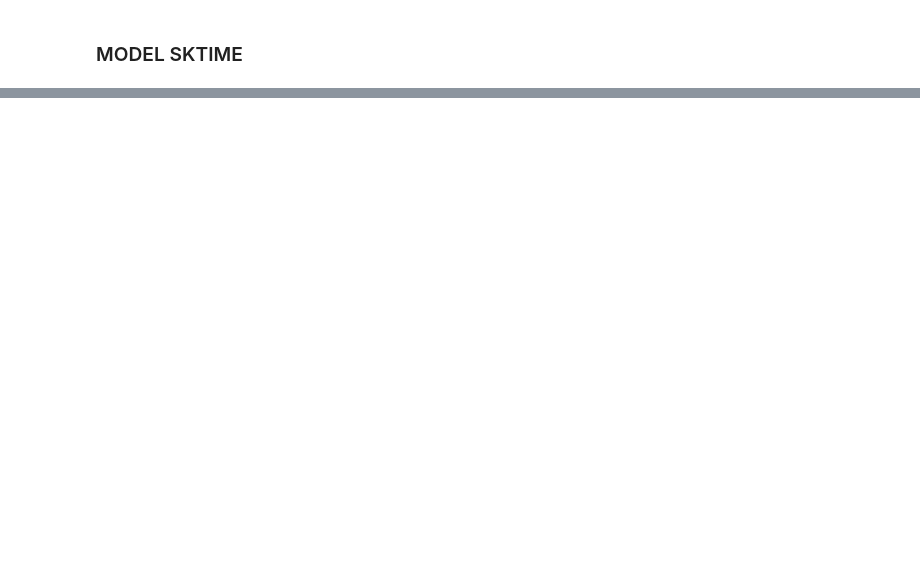
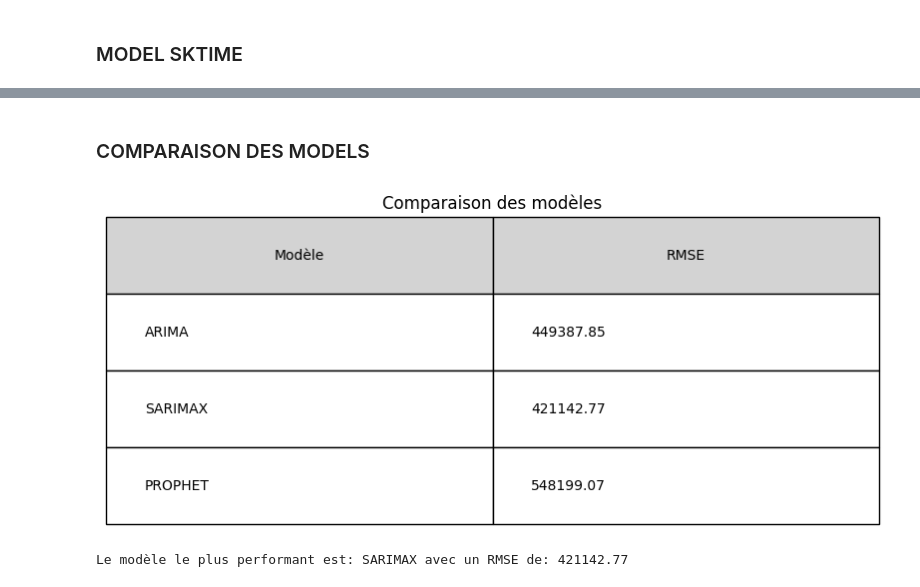
Before and after one commit to hafsaAit/MODELS, a Jupyter notebook: Models_(ARMA_ARIMA_SARIMAX_AUTO-ARIMA_PROPHET_SKTIME).ipynb, the cells around one changed output, grey strips where cells are left out. Drawn from its saved outputs; the diff is of its cells as text; code cells hidden in the pictures; blank space fills up the shorter version.

```diff
--- a/Models_(ARMA_ARIMA_SARIMAX_AUTO-ARIMA_PROPHET_SKTIME).ipynb
+++ b/Models_(ARMA_ARIMA_SARIMAX_AUTO-ARIMA_PROPHET_SKTIME).ipynb
@@ -581,0 +556,37 @@ plt.show()
+# %% [markdown]
+### COMPARAISON DES MODELS
+# %%
+
+results = {
+    "Modèle": ["ARIMA", "SARIMAX", "PROPHET"],
+    "RMSE": [arima_rmse_rounded, sarimax_rmse_rounded, prophet_rmse_rounded]
+}
+
+results_df = pd.DataFrame(results)
+
+best_model = results_df.loc[results_df['RMSE'].idxmin(), 'Modèle']
+best_rmse = results_df['RMSE'].min()
+
+
+fig, ax = plt.subplots(figsize=(10, 4))
+ax.axis('tight')
+ax.axis('off')
+ax.set_title('Comparaison des modèles')
+
+table = ax.table(cellText=results_df.values,
+                 colLabels=results_df.columns,
+                 bbox=[0, 0, 1, 1],
+                 cellLoc='left',
+                 colColours=['lightgrey']*len(results_df.columns))
+
+
+plt.show()
+
+
+print()
+
+
+print("\033[1mLe modèle le plus performant est:", best_model, "avec un RMSE de:", best_rmse, "\033[0m")
+# %% [output]
+[figure, added]
+Le modèle le plus performant est: SARIMAX avec un RMSE de: 421142.77
```
Also changed, not shown: parts of 15 cells of this notebook.
